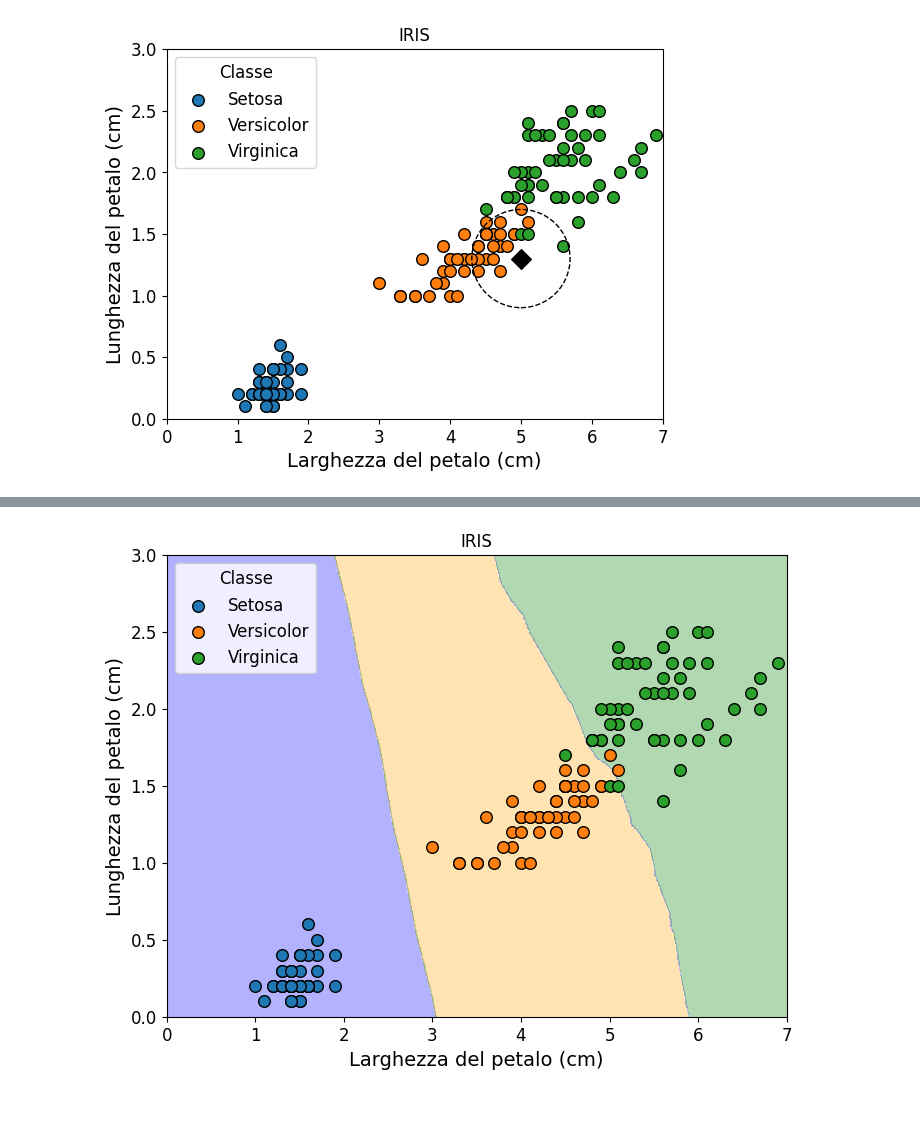
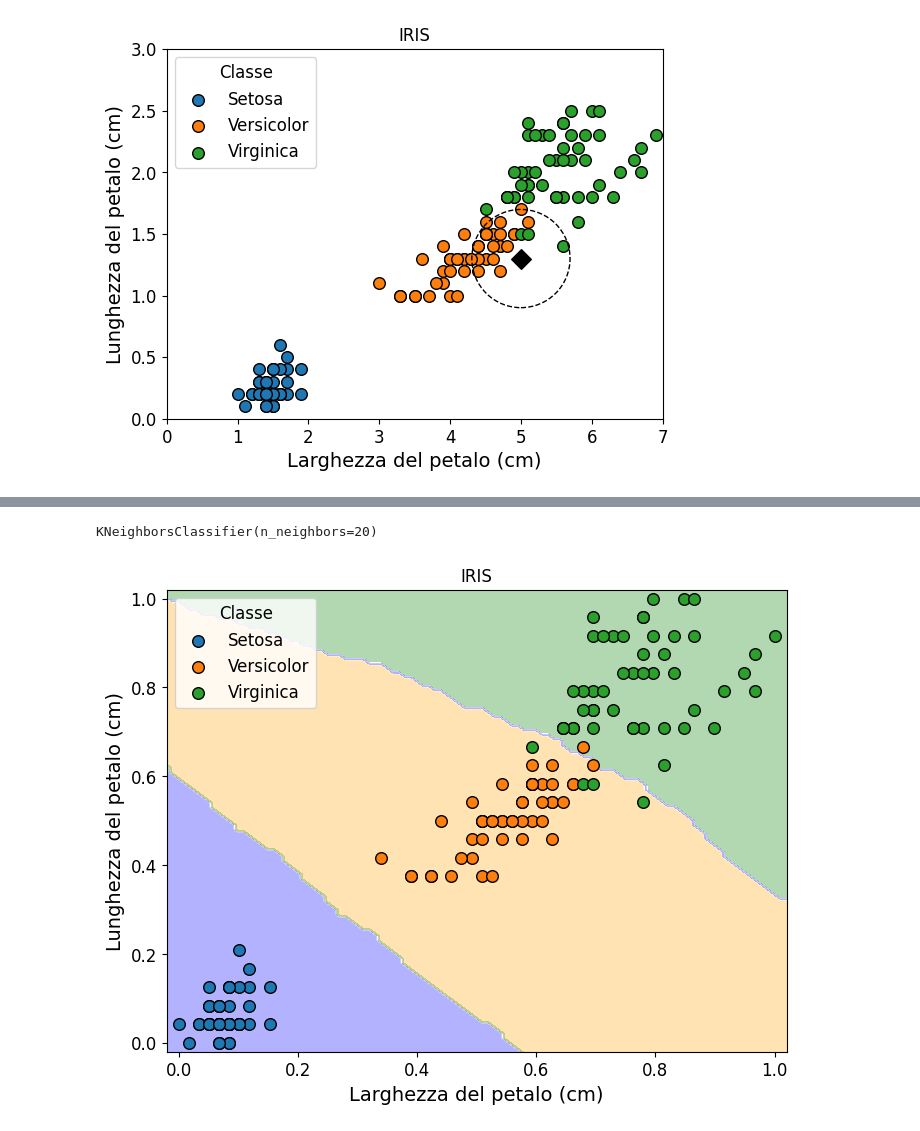
Before and after one commit to w4bo/teaching-handsondatapipelines, a Jupyter notebook: materials/14-Iris.solution.ipynb, the cells around one changed output, grey strips where cells are left out. Cells and saved outputs as stored; diff of their text form; code cells hidden in the pictures.

Commit message:
Creato con Colaboratory

```diff
--- a/materials/14-Iris.solution.ipynb
+++ b/materials/14-Iris.solution.ipynb
@@ -273,20 +275,29 @@ import numpy as np
 import matplotlib.pyplot as plt
 from sklearn.datasets import load_iris
 from sklearn.tree import DecisionTreeClassifier
-# Download the saved image file
-from google.colab import files
+from sklearn.preprocessing import MinMaxScaler
+from sklearn.linear_model import Perceptron
 
-def plot_boundary(clf, title):
+def plot_boundary(clf, title, norm=False):
     # Load Iris dataset
     iris = load_iris()
+
+    cxlim = xlim if not norm else [-0.02, 1.02]
+    cylim = ylim if not norm else [-0.02, 1.02]
+
     X = iris.data[:, 2:4]  # Selecting petal width and petal length columns
     y = iris.target
+
+    if norm:
+      scaler = MinMaxScaler(feature_range=(0, 1))
+      X = scaler.fit_transform(X)
+
     # Train a classifier
     clf.fit(X, y)
 
     # Create a meshgrid for plotting decision boundaries
-    x_min, x_max = X[:, 0].min() - 1, X[:, 0].max() + 1
-    y_min, y_max = X[:, 1].min() - 1, X[:, 1].max() + 1
+    x_min, x_max = [cxlim[0] - 0.5, cxlim[1] + 0.5] # X[:, 0].min() - 0.1, X[:, 0].max() + 0.1
+    y_min, y_max = [cylim[0] - 0.5, cylim[1] + 0.5] # X[:, 1].min() - 0.1, X[:, 1].max() + 0.1
     xx, yy = np.meshgrid(np.arange(x_min, x_max, 0.01), np.arange(y_min, y_max, 0.01))
 
     # Predict the class for each point in the meshgrid
@@ -317,8 +328,8 @@ def plot_boundary(clf, title):
     plt.rc('ytick', labelsize=SMALL_SIZE)    # fontsize of the tick labels
     plt.rc('legend', fontsize=SMALL_SIZE)    # legend fontsize
     plt.rc('figure', titlesize=BIGGER_SIZE)  # fontsize of the figure title
-    plt.xlim(xlim)
-    plt.ylim(ylim)
+    plt.xlim(cxlim)
+    plt.ylim(cylim)
     plt.xlabel(xlabel)
     plt.ylabel(ylabel)
     plt.title(ctitle)
@@ -349,12 +355,13 @@ plot_tree(tree, feature_names=['Petal Width', 'Petal Length'], class_names=[str(
 # %%
 from sklearn.neighbors import KNeighborsClassifier
-plot_boundary(KNeighborsClassifier(n_neighbors=20), "knn_cplot")
+plot_boundary(KNeighborsClassifier(n_neighbors=20), "knn_cplot", norm=True)
 # %% [output]
 [interactive output not drawn]
 [interactive output not drawn]
 [interactive output not drawn]
 [interactive output not drawn]
+KNeighborsClassifier(n_neighbors=20)
-[figure, old version]
+[figure, new version]
 # %%
 from sklearn.ensemble import RandomForestRegressor
 plot_boundary(RandomForestRegressor(), "rf_cplot")
```
Also changed, not shown: parts of 5 cells of this notebook.
